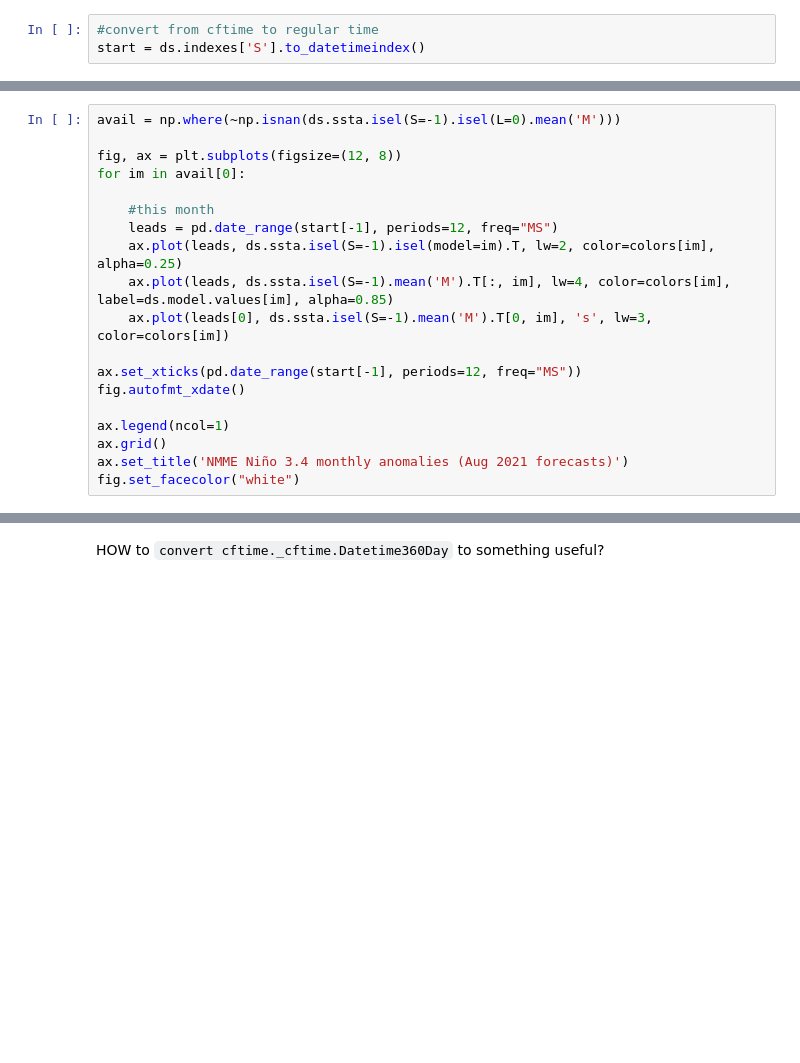
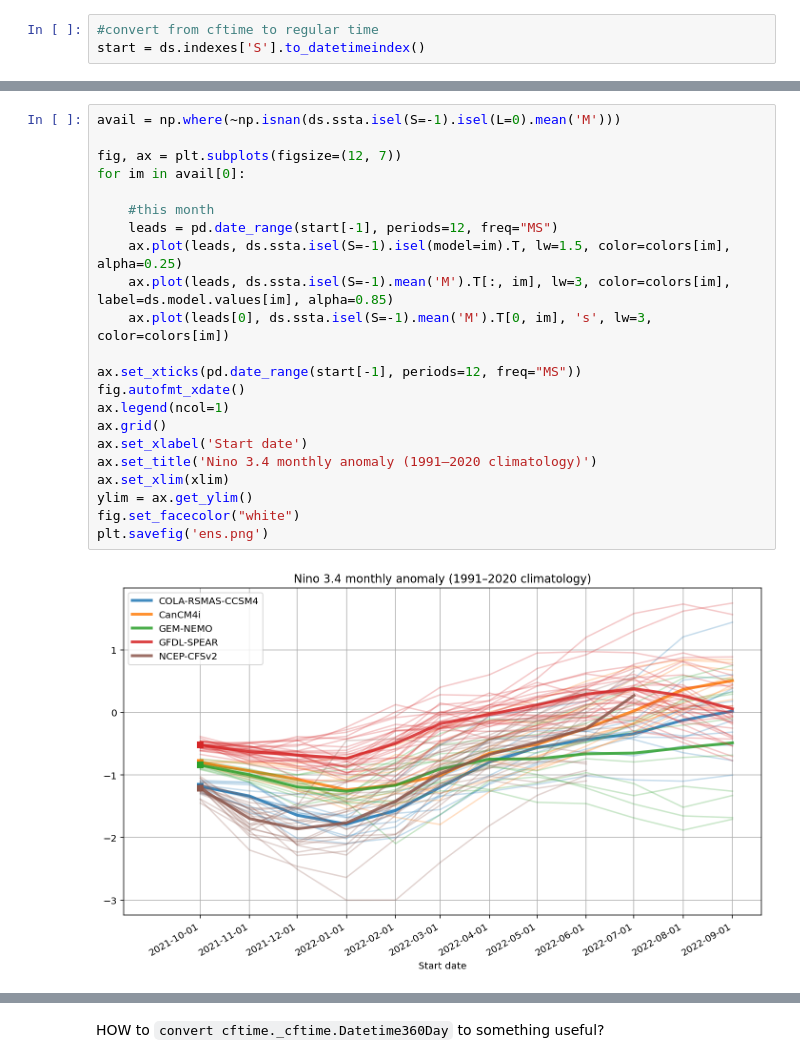
Before and after one commit to mktippett/NMME, a Jupyter notebook: n34.ipynb, the cells around one changed output, grey strips where cells are left out. Cells and saved outputs as stored; diff of their text form; blank space fills up the shorter version.

```diff
--- a/n34.ipynb
+++ b/n34.ipynb
@@ -518,22 +591,27 @@ fig.set_facecolor("white")
 # %%
 avail = np.where(~np.isnan(ds.ssta.isel(S=-1).isel(L=0).mean('M')))
 
-fig, ax = plt.subplots(figsize=(12, 8))
+fig, ax = plt.subplots(figsize=(12, 7))
 for im in avail[0]:
 
     #this month
     leads = pd.date_range(start[-1], periods=12, freq="MS")
-    ax.plot(leads, ds.ssta.isel(S=-1).isel(model=im).T, lw=2, color=colors[im], alpha=0.25)
-    ax.plot(leads, ds.ssta.isel(S=-1).mean('M').T[:, im], lw=4, color=colors[im], label=ds.model.values[im], alpha=0.85)
+    ax.plot(leads, ds.ssta.isel(S=-1).isel(model=im).T, lw=1.5, color=colors[im], alpha=0.25)
+    ax.plot(leads, ds.ssta.isel(S=-1).mean('M').T[:, im], lw=3, color=colors[im], label=ds.model.values[im], alpha=0.85)
     ax.plot(leads[0], ds.ssta.isel(S=-1).mean('M').T[0, im], 's', lw=3, color=colors[im])
 
 ax.set_xticks(pd.date_range(start[-1], periods=12, freq="MS"))
 fig.autofmt_xdate()
-
 ax.legend(ncol=1)
 ax.grid()
-ax.set_title('NMME Niño 3.4 monthly anomalies (Aug 2021 forecasts)')
+ax.set_xlabel('Start date')
+ax.set_title('Nino 3.4 monthly anomaly (1991–2020 climatology)')
+ax.set_xlim(xlim)
+ylim = ax.get_ylim()
 fig.set_facecolor("white")
+plt.savefig('ens.png')
+# %% [output]
+[figure, added]
 # %%
 avail = np.where(~np.isnan(ds.ssta.isel(S=-1).isel(L=0).mean('M')))
 
```
Also changed, not shown: parts of 25 cells of this notebook.
